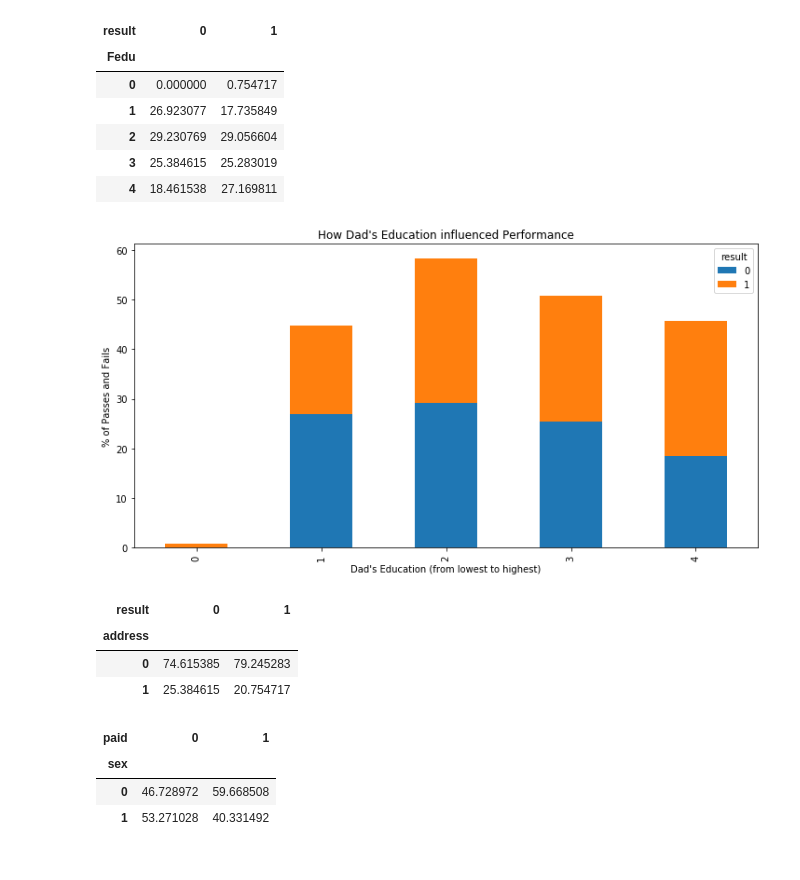
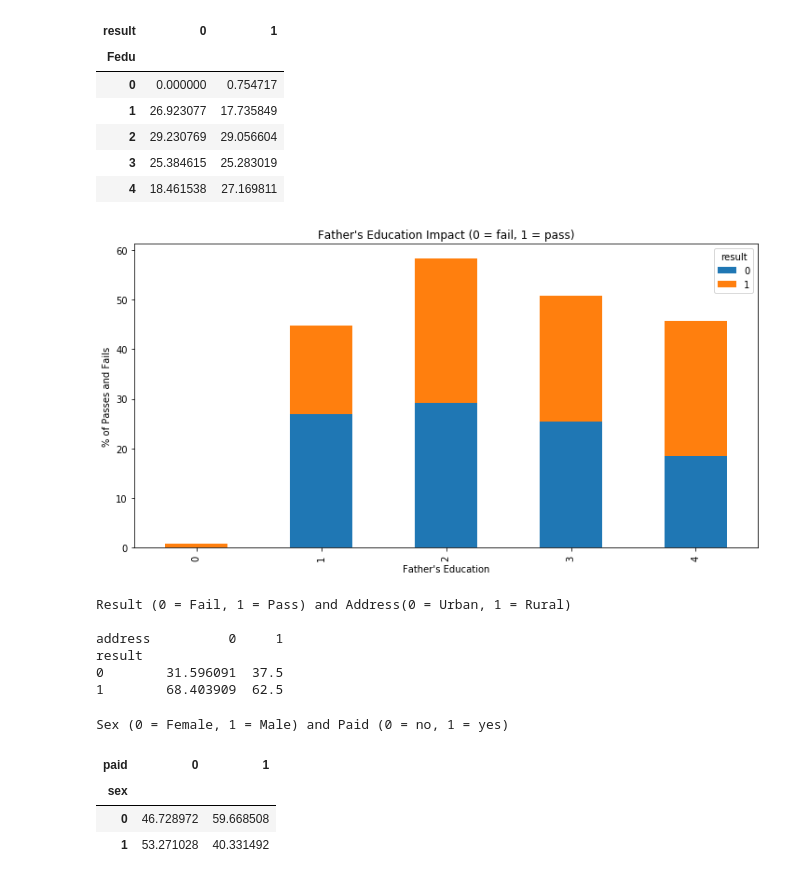
Before and after one commit to vishalvb/Apex, a Jupyter notebook: Apex.ipynb, the cells around one changed output. Drawn from its saved outputs; the diff is of its cells as text; code cells hidden in the pictures.

```diff
--- a/Apex.ipynb
+++ b/Apex.ipynb
@@ -381,6 +378,6 @@ plt.show()
 Based on Correlation Matrix and Data Distribution columns like Dalc, Walc, Pstatus, traveltime, school, higher, nursery, failures, age, schoolsup won't impact that much, so dropping all these columns
 # %%
 data.shape
-data = data.drop(['Dalc', 'Walc' ,'Pstatus', 'traveltime', 'school', 'higher', 'nursery','failures', 'age','schoolsup'], axis= 1)
+data = data.drop(['Dalc', 'Walc' ,'Pstatus', 'traveltime', 'school', 'higher', 'nursery','failures', 'age','schoolsup','reason'], axis= 1)
 data.shape
 # %% [output]
@@ -524,24 +523,29 @@ cross_fedu
 # %%
 
 cf = pd.crosstab(data.Fedu, data.result).apply(lambda x: x/x.sum() * 100)
 
 ax = cf.plot.bar(stacked=True,  figsize=(12,6))
-ax.set(xlabel="Dad's Education (from lowest to highest)", ylabel='% of Passes and Fails', title="How Dad's Education influenced Performance")
+ax.set(xlabel="Father's Education", ylabel='% of Passes and Fails', title="Father's Education Impact (0 = fail, 1 = pass)")
 plt.show()
 # %% [output]
-[figure, old version]
+[figure, new version]
 # %%
-cross_address = pd.crosstab(data['address'], data['result']).apply(lambda x: x/x.sum() * 100)
-cross_address
+cross_address = pd.crosstab(data['result'],data['address']).apply(lambda x: x/x.sum() * 100)
+print('Result (0 = Fail, 1 = Pass) and Address(0 = Urban, 1 = Rural)\n')
+print(cross_address)
 # %% [output]
-| result | 0 | 1 |
-| address |  |  |
-| 0 | 74.615385 | 79.245283 |
-| 1 | 25.384615 | 20.754717 |
+Result (0 = Fail, 1 = Pass) and Address(0 = Urban, 1 = Rural)
+
+address          0     1
+result
+0        31.596091  37.5
+1        68.403909  62.5
 # %%
 cross_paids = pd.crosstab(data['sex'], data['paid']).apply(lambda x: x/x.sum() * 100)
+print('Sex (0 = Female, 1 = Male) and Paid (0 = no, 1 = yes)')
 cross_paids
 # %% [output]
+Sex (0 = Female, 1 = Male) and Paid (0 = no, 1 = yes)
 | paid | 0 | 1 |
 | sex |  |  |
 | 0 | 46.728972 | 59.668508 |
```
Also changed, not shown: parts of 43 cells of this notebook.
